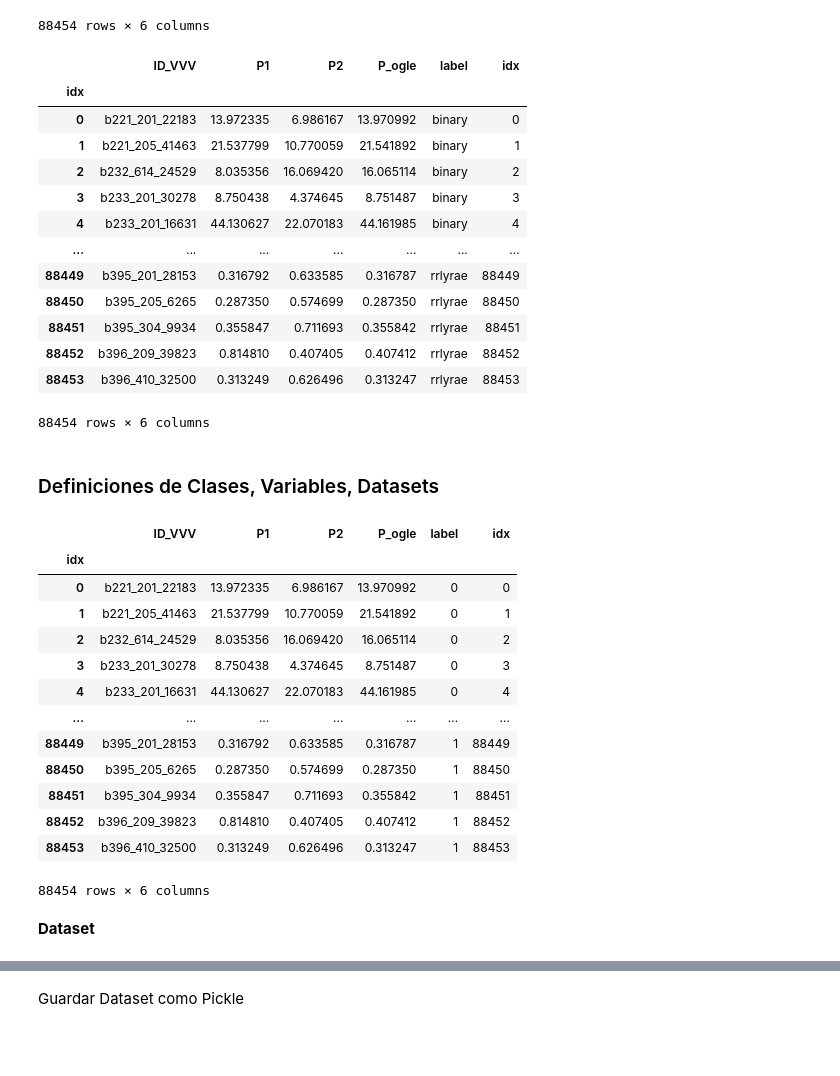
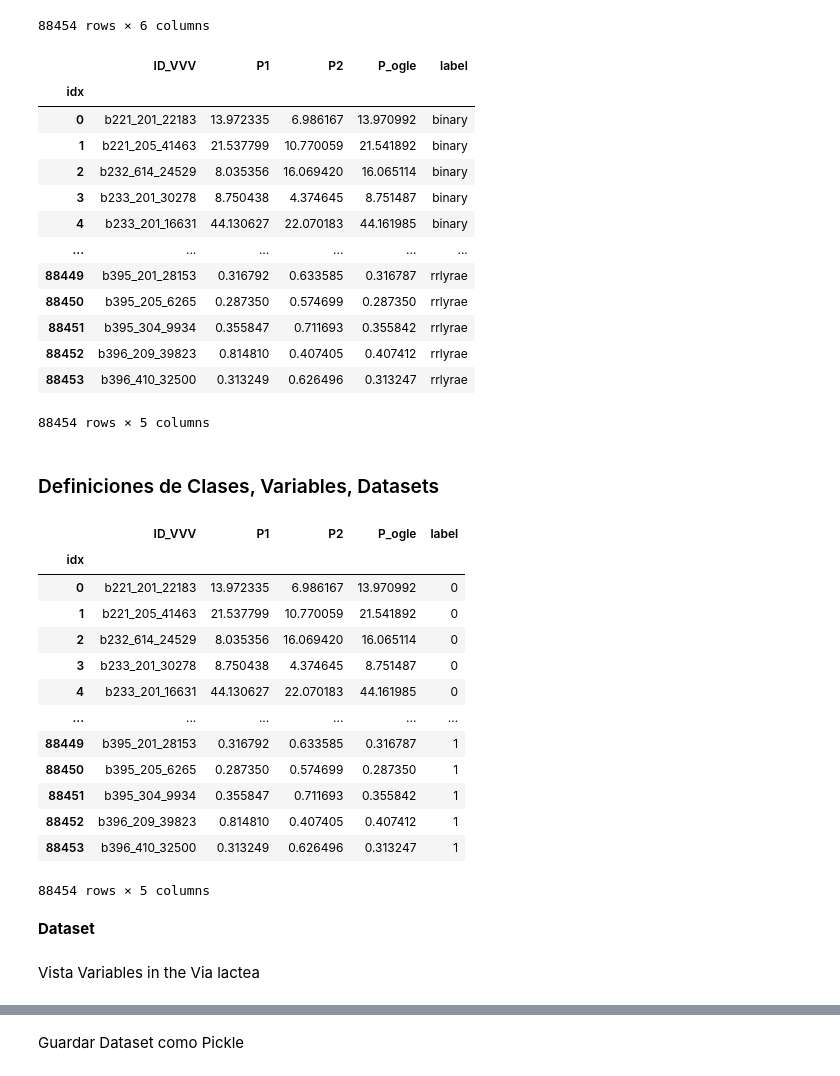
Before and after one commit to aemh00/tesis, a Jupyter notebook: notebooks/tesis_LightCurveClassifier_v02.ipynb, the cells around one changed output, grey strips where cells are left out. Drawn from its saved outputs; the diff is of its cells as text; code cells hidden in the pictures; blank space fills up the shorter version.

```diff
--- a/notebooks/tesis_LightCurveClassifier_v02.ipynb
+++ b/notebooks/tesis_LightCurveClassifier_v02.ipynb
@@ -72,22 +70,23 @@ df_meta
 # %%
 #df_meta = df_meta[["idx","ID_VVV","P1","P2","P_ogle","label"]]
 df_meta = df_meta.set_index(df_meta["idx"])
+df_meta.drop(labels="idx",axis=1,inplace=True)
 df_meta
 # %% [output]
-|  | ID_VVV | P1 | P2 | P_ogle | label | idx |
-| idx |  |  |  |  |  |  |
-| 0 | b221_201_22183 | 13.972335 | 6.986167 | 13.970992 | binary | 0 |
-| 1 | b221_205_41463 | 21.537799 | 10.770059 | 21.541892 | binary | 1 |
-| 2 | b232_614_24529 | 8.035356 | 16.069420 | 16.065114 | binary | 2 |
-| 3 | b233_201_30278 | 8.750438 | 4.374645 | 8.751487 | binary | 3 |
-| 4 | b233_201_16631 | 44.130627 | 22.070183 | 44.161985 | binary | 4 |
-| ... | ... | ... | ... | ... | ... | ... |
-| 88449 | b395_201_28153 | 0.316792 | 0.633585 | 0.316787 | rrlyrae | 88449 |
-| 88450 | b395_205_6265 | 0.287350 | 0.574699 | 0.287350 | rrlyrae | 88450 |
-| 88451 | b395_304_9934 | 0.355847 | 0.711693 | 0.355842 | rrlyrae | 88451 |
-| 88452 | b396_209_39823 | 0.814810 | 0.407405 | 0.407412 | rrlyrae | 88452 |
-| 88453 | b396_410_32500 | 0.313249 | 0.626496 | 0.313247 | rrlyrae | 88453 |
+|  | ID_VVV | P1 | P2 | P_ogle | label |
+| idx |  |  |  |  |  |
+| 0 | b221_201_22183 | 13.972335 | 6.986167 | 13.970992 | binary |
+| 1 | b221_205_41463 | 21.537799 | 10.770059 | 21.541892 | binary |
+| 2 | b232_614_24529 | 8.035356 | 16.069420 | 16.065114 | binary |
+| 3 | b233_201_30278 | 8.750438 | 4.374645 | 8.751487 | binary |
+| 4 | b233_201_16631 | 44.130627 | 22.070183 | 44.161985 | binary |
+| ... | ... | ... | ... | ... | ... |
+| 88449 | b395_201_28153 | 0.316792 | 0.633585 | 0.316787 | rrlyrae |
+| 88450 | b395_205_6265 | 0.287350 | 0.574699 | 0.287350 | rrlyrae |
+| 88451 | b395_304_9934 | 0.355847 | 0.711693 | 0.355842 | rrlyrae |
+| 88452 | b396_209_39823 | 0.814810 | 0.407405 | 0.407412 | rrlyrae |
+| 88453 | b396_410_32500 | 0.313249 | 0.626496 | 0.313247 | rrlyrae |
-88454 rows × 6 columns
+88454 rows × 5 columns
 # %% [markdown]
 ### Definiciones de Clases, Variables, Datasets
 # %%
@@ -97,20 +96,20 @@ lc_classes = {"label":{"binary":0, "rrlyrae":1, "cepheid":2}}
 df_meta.replace(lc_classes,inplace=True)
 df_meta
 # %% [output]
-|  | ID_VVV | P1 | P2 | P_ogle | label | idx |
-| idx |  |  |  |  |  |  |
-| 0 | b221_201_22183 | 13.972335 | 6.986167 | 13.970992 | 0 | 0 |
-| 1 | b221_205_41463 | 21.537799 | 10.770059 | 21.541892 | 0 | 1 |
-| 2 | b232_614_24529 | 8.035356 | 16.069420 | 16.065114 | 0 | 2 |
-| 3 | b233_201_30278 | 8.750438 | 4.374645 | 8.751487 | 0 | 3 |
-| 4 | b233_201_16631 | 44.130627 | 22.070183 | 44.161985 | 0 | 4 |
-| ... | ... | ... | ... | ... | ... | ... |
-| 88449 | b395_201_28153 | 0.316792 | 0.633585 | 0.316787 | 1 | 88449 |
-| 88450 | b395_205_6265 | 0.287350 | 0.574699 | 0.287350 | 1 | 88450 |
-| 88451 | b395_304_9934 | 0.355847 | 0.711693 | 0.355842 | 1 | 88451 |
-| 88452 | b396_209_39823 | 0.814810 | 0.407405 | 0.407412 | 1 | 88452 |
-| 88453 | b396_410_32500 | 0.313249 | 0.626496 | 0.313247 | 1 | 88453 |
+|  | ID_VVV | P1 | P2 | P_ogle | label |
+| idx |  |  |  |  |  |
+| 0 | b221_201_22183 | 13.972335 | 6.986167 | 13.970992 | 0 |
+| 1 | b221_205_41463 | 21.537799 | 10.770059 | 21.541892 | 0 |
+| 2 | b232_614_24529 | 8.035356 | 16.069420 | 16.065114 | 0 |
+| 3 | b233_201_30278 | 8.750438 | 4.374645 | 8.751487 | 0 |
+| 4 | b233_201_16631 | 44.130627 | 22.070183 | 44.161985 | 0 |
+| ... | ... | ... | ... | ... | ... |
+| 88449 | b395_201_28153 | 0.316792 | 0.633585 | 0.316787 | 1 |
+| 88450 | b395_205_6265 | 0.287350 | 0.574699 | 0.287350 | 1 |
+| 88451 | b395_304_9934 | 0.355847 | 0.711693 | 0.355842 | 1 |
+| 88452 | b396_209_39823 | 0.814810 | 0.407405 | 0.407412 | 1 |
+| 88453 | b396_410_32500 | 0.313249 | 0.626496 | 0.313247 | 1 |
-88454 rows × 6 columns
+88454 rows × 5 columns
 # %%
 # NUEVO
 
@@ -178,3 +177,5 @@ df_meta
+# %% [markdown]
+Vista Variables in the Via lactea
 # %%
 %%timeit -n 1 -r 1
 #para evaluar el tiempo
```
Also changed, not shown: parts of 39 cells of this notebook.
